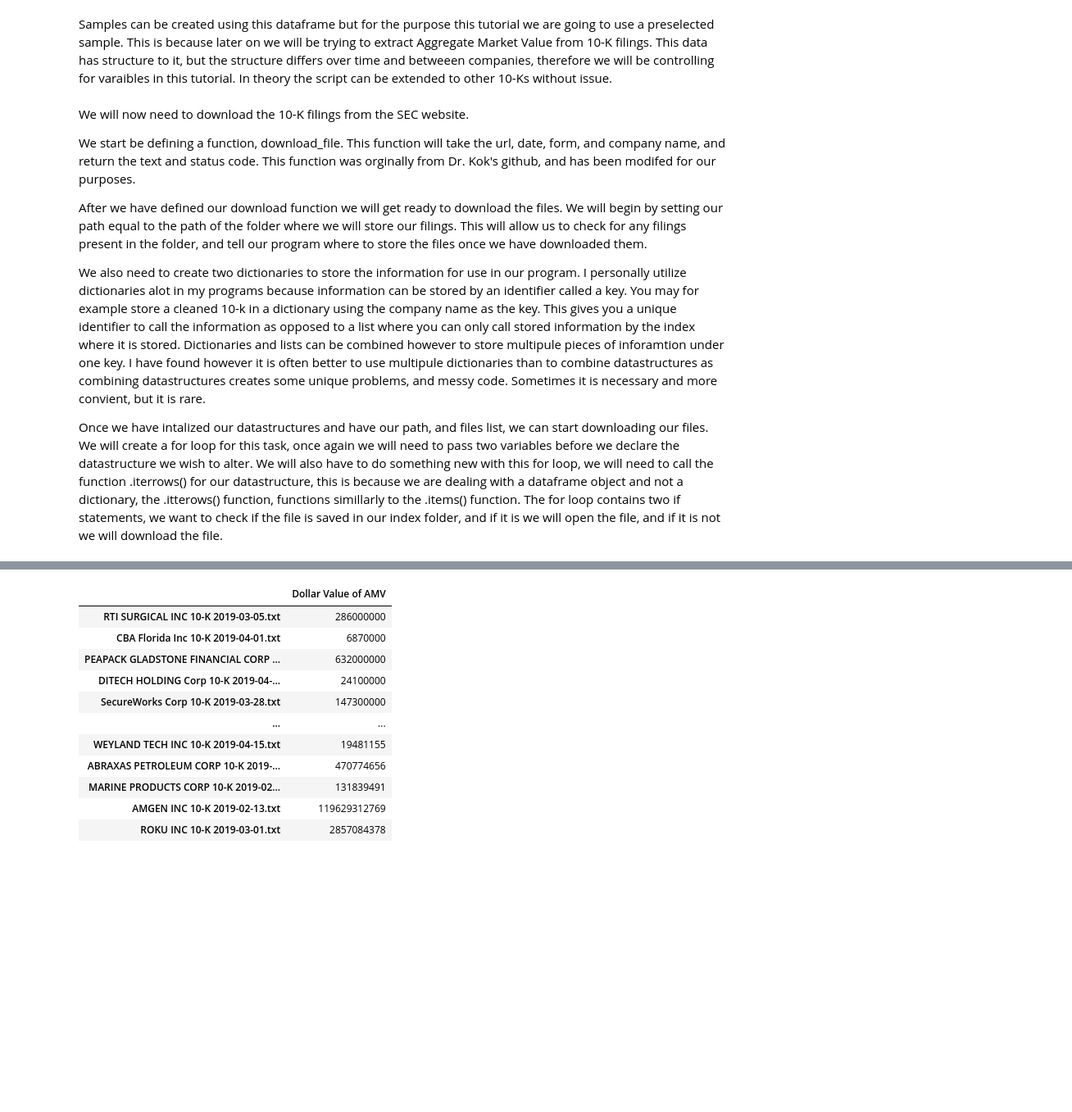
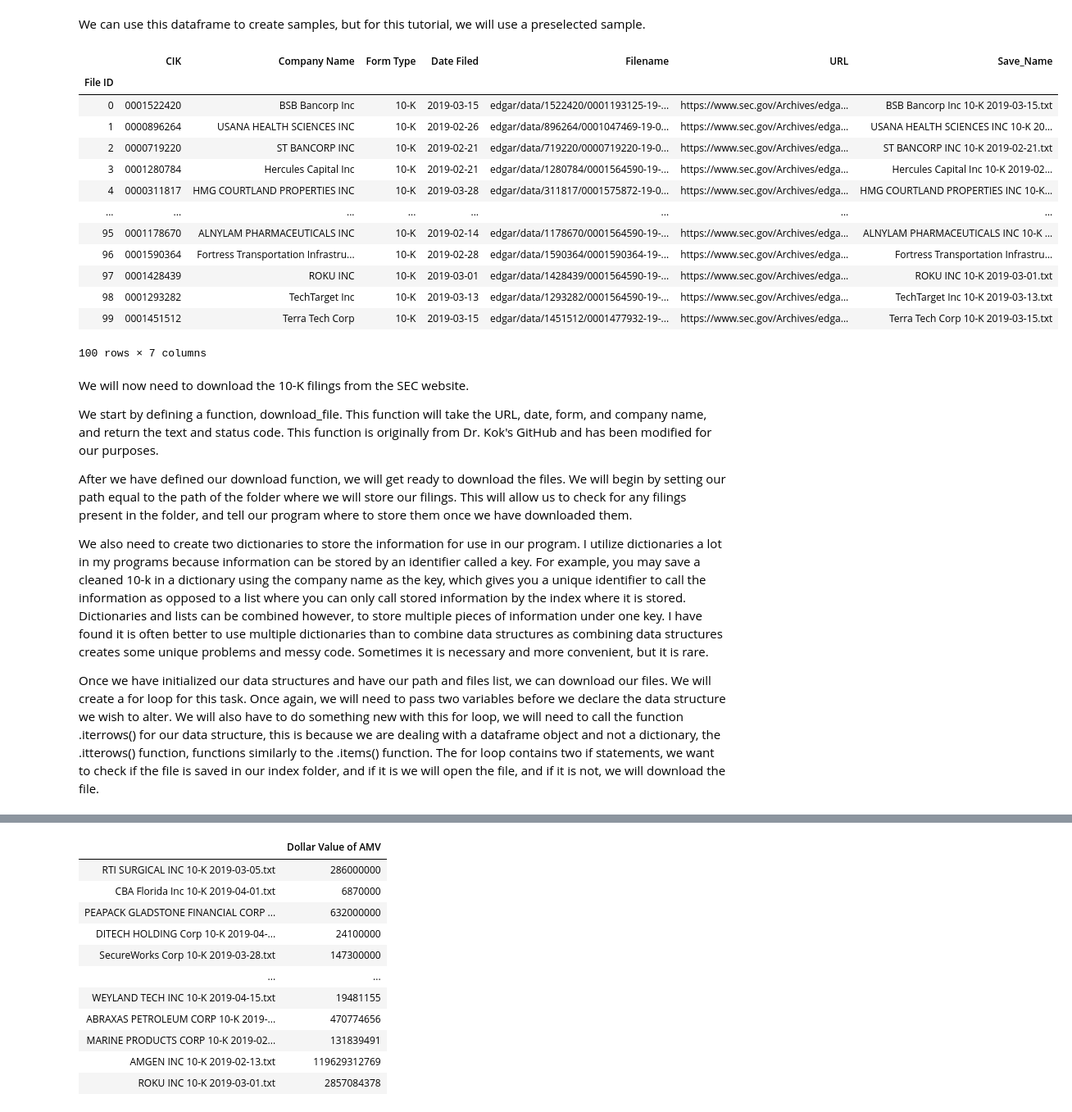
Before and after one commit to smharr10/EDGAR-2019-2020-Project, a Jupyter notebook: Project Draft.ipynb, the cells around one changed output, grey strips where cells are left out. Shown at 82% size. Saved outputs shown, nothing was run; the diff lists cells and outputs as text; code cells hidden in the pictures; blank space fills up the shorter version.

```diff
--- a/Project Draft.ipynb
+++ b/Project Draft.ipynb
@@ -134,28 +141,43 @@ print(Edgar_df)
-# %% [markdown]
-Samples can be created using this dataframe but for the purpose this tutorial we are going to use a preselected sample. This is because later on we will be trying to extract Aggregate Market Value from 10-K filings. This data has structure to it, but the structure differs over time and betweeen companies, therefore we will be controlling for varaibles in this tutorial. In theory the script can be extended to other 10-Ks without issue.
+# %% [markdown]
+We can use this dataframe to create samples, but for this tutorial, we will use a preselected sample.
 # %%
 #Load predefined sample
 Sample_df = pd.read_pickle('Sample_df.pkl')
 
 # Update Index for Identifer, with an Identifer the df will play nicely with flow control
 Sample_df = Sample_df.reset_index(drop=True)
 Sample_df.index.name = 'File ID'
 
 #Convert Date Filed back to a string so we can combine it with Company Name, and Form Type
 #to get our save name.
 Sample_df['Date Filed'] = Sample_df['Date Filed'].astype(str)
 Sample_df['Save_Name'] = Sample_df['Company Name'] + ' ' + Sample_df['Form Type'] + ' ' + Sample_df['Date Filed'] + '.txt'
-print(Sample_df)
+Sample_df
+# %% [output]
+|  | CIK | Company Name | Form Type | Date Filed | Filename | URL | Save_Name |
+| File ID |  |  |  |  |  |  |  |
+| 0 | 0001522420 | BSB Bancorp Inc | 10-K | 2019-03-15 | edgar/data/1522420/0001193125-19-... | https://www.sec.gov/Archives/edga... | BSB Bancorp Inc 10-K 2019-03-15.txt |
+| 1 | 0000896264 | USANA HEALTH SCIENCES INC | 10-K | 2019-02-26 | edgar/data/896264/0001047469-19-0... | https://www.sec.gov/Archives/edga... | USANA HEALTH SCIENCES INC 10-K 20... |
+| 2 | 0000719220 | ST BANCORP INC | 10-K | 2019-02-21 | edgar/data/719220/0000719220-19-0... | https://www.sec.gov/Archives/edga... | ST BANCORP INC 10-K 2019-02-21.txt |
+| 3 | 0001280784 | Hercules Capital Inc | 10-K | 2019-02-21 | edgar/data/1280784/0001564590-19-... | https://www.sec.gov/Archives/edga... | Hercules Capital Inc 10-K 2019-02... |
+| 4 | 0000311817 | HMG COURTLAND PROPERTIES INC | 10-K | 2019-03-28 | edgar/data/311817/0001575872-19-0... | https://www.sec.gov/Archives/edga... | HMG COURTLAND PROPERTIES INC 10-K... |
+| ... | ... | ... | ... | ... | ... | ... | ... |
+| 95 | 0001178670 | ALNYLAM PHARMACEUTICALS INC | 10-K | 2019-02-14 | edgar/data/1178670/0001564590-19-... | https://www.sec.gov/Archives/edga... | ALNYLAM PHARMACEUTICALS INC 10-K ... |
+| 96 | 0001590364 | Fortress Transportation Infrastru... | 10-K | 2019-02-28 | edgar/data/1590364/0001590364-19-... | https://www.sec.gov/Archives/edga... | Fortress Transportation Infrastru... |
+| 97 | 0001428439 | ROKU INC | 10-K | 2019-03-01 | edgar/data/1428439/0001564590-19-... | https://www.sec.gov/Archives/edga... | ROKU INC 10-K 2019-03-01.txt |
+| 98 | 0001293282 | TechTarget Inc | 10-K | 2019-03-13 | edgar/data/1293282/0001564590-19-... | https://www.sec.gov/Archives/edga... | TechTarget Inc 10-K 2019-03-13.txt |
+| 99 | 0001451512 | Terra Tech Corp | 10-K | 2019-03-15 | edgar/data/1451512/0001477932-19-... | https://www.sec.gov/Archives/edga... | Terra Tech Corp 10-K 2019-03-15.txt |
+100 rows × 7 columns
 # %% [markdown]
 We will now need to download the 10-K filings from the SEC website.
 
-We start be defining a function, download_file. This function will take the url, date, form, and company name, and return the text and status code. This function was orginally from Dr. Kok's github, and has been modifed for our purposes.
+We start by defining a function, download_file. This function will take the URL, date, form, and company name, and return the text and status code. This function is originally from Dr. Kok's GitHub and has been modified for our purposes.
 
-After we have defined our download function we will get ready to download the files. We will begin by setting our path equal to the path of the folder where we will store our filings. This will allow us to check for any filings present in the folder, and tell our program where to store the files once we have downloaded them.
+After we have defined our download function, we will get ready to download the files. We will begin by setting our path equal to the path of the folder where we will store our filings. This will allow us to check for any filings present in the folder, and tell our program where to store them once we have downloaded them.
 
-We also need to create two dictionaries to store the information for use in our program. I personally utilize dictionaries alot in my programs because information can be stored by an identifier called a key. You may for example store a cleaned 10-k in a dictionary using the company name as the key. This gives you a unique identifier to call the information as opposed to a list where you can only call stored information by the index where it is stored. Dictionaries and lists can be combined however to store multipule pieces of inforamtion under one key. I have found however it is often better to use multipule dictionaries than to combine datastructures as combining datastructures creates some unique problems, and messy code. Sometimes it is necessary and more convient, but it is rare.
+We also need to create two dictionaries to store the information for use in our program. I utilize dictionaries a lot in my programs because information can be stored by an identifier called a key. For example, you may save a cleaned 10-k in a dictionary using the company name as the key, which gives you a unique identifier to call the information as opposed to a list where you can only call stored information by the index where it is stored. Dictionaries and lists can be combined however, to store multiple pieces of information under one key. I have found it is often better to use multiple dictionaries than to combine data structures as combining data structures creates some unique problems and messy code. Sometimes it is necessary and more convenient, but it is rare.
 
-Once we have intalized our datastructures and have our path, and files list, we can start downloading our files. We will create a for loop for this task, once again we will need to pass two variables before we declare the datastructure we wish to alter. We will also have to do something new with this for loop, we will need to call the function .iterrows() for our datastructure, this is because we are dealing with a dataframe object and not a dictionary, the .itterows() function, functions simillarly to the .items() function. The for loop contains two if statements, we want to check if the file is saved in our index folder, and if it is we will open the file, and if it is not we will download the file.
+Once we have initialized our data structures and have our path and files list, we can download our files. We will create a for loop for this task. Once again, we will need to pass two variables before we declare the data structure we wish to alter. We will also have to do something new with this for loop, we will need to call the function .iterrows() for our data structure, this is because we are dealing with a dataframe object and not a dictionary, the .itterows() function, functions similarly to the .items() function. The for loop contains two if statements, we want to check if the file is saved in our index folder, and if it is we will open the file, and if it is not, we will download the file.
 # %%
 #Define function to downlaod files
 def download_file(url, date, form, company, max_tries=4, sleep_time = 1):
```
Also changed, not shown: parts of 27 cells of this notebook.
